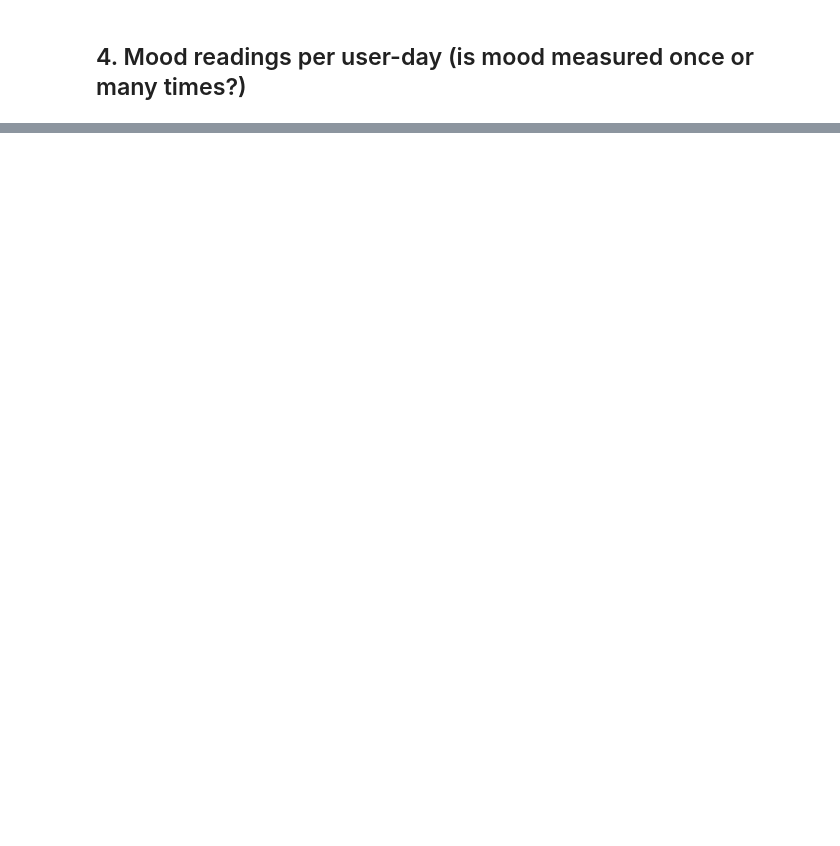
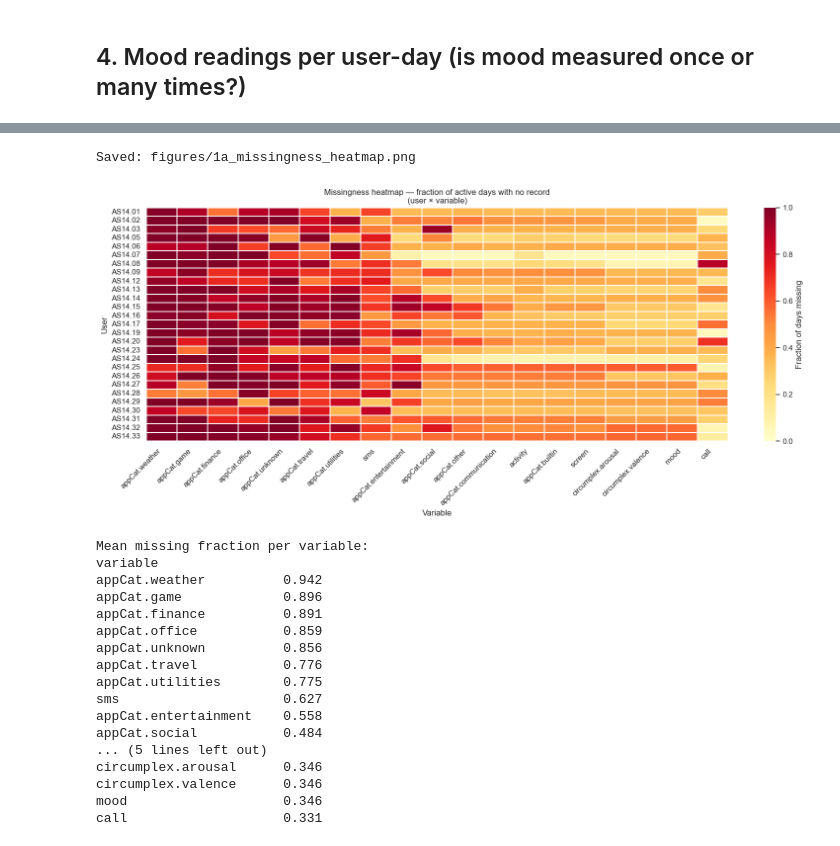
Before and after one commit to MatteoPostiferi999/DataMiningAssignment1, a Jupyter notebook: notebooks/1a_eda.ipynb, the cells around one changed output, grey strips where cells are left out. Cells and saved outputs as stored; diff of their text form; code cells hidden in the pictures; blank space fills up the shorter version.

```diff
--- a/notebooks/1a_eda.ipynb
+++ b/notebooks/1a_eda.ipynb
@@ -166,0 +652,40 @@ plt.show()
+# %%
+# --- Plot 7: Missingness heatmap (variable × user) ---
+presence = df.groupby(['id', 'variable'])['date'].nunique().unstack('variable').fillna(0)
+n_active  = df.groupby('id')['date'].nunique()
+miss_frac = presence.apply(lambda col: 1 - col / n_active).fillna(1)
+var_order = miss_frac.mean().sort_values(ascending=False).index
+
+fig, ax = plt.subplots(figsize=(16, 7))
+sns.heatmap(miss_frac[var_order], cmap='YlOrRd', vmin=0, vmax=1,
+            annot=False, linewidths=0.3, ax=ax,
+            cbar_kws={'label': 'Fraction of days missing'})
+ax.set_title('Missingness heatmap — fraction of active days with no record\n(user × variable)')
+ax.set_xlabel('Variable'); ax.set_ylabel('User')
+plt.xticks(rotation=45, ha='right')
+plt.tight_layout()
+save_figure('1a_missingness_heatmap.png')
+plt.show()
+
+print('Mean missing fraction per variable:')
+print(miss_frac.mean().sort_values(ascending=False).round(3).to_string())
+# %% [output]
+Saved: figures/1a_missingness_heatmap.png
+[figure, added]
+Mean missing fraction per variable:
+variable
+appCat.weather          0.942
+appCat.game             0.896
+appCat.finance          0.891
+appCat.office           0.859
+appCat.unknown          0.856
+appCat.travel           0.776
+appCat.utilities        0.775
+sms                     0.627
+appCat.entertainment    0.558
+appCat.social           0.484
+... (5 lines left out)
+circumplex.arousal      0.346
+circumplex.valence      0.346
+mood                    0.346
+call                    0.331
```
Also changed, not shown: parts of 51 cells of this notebook.
